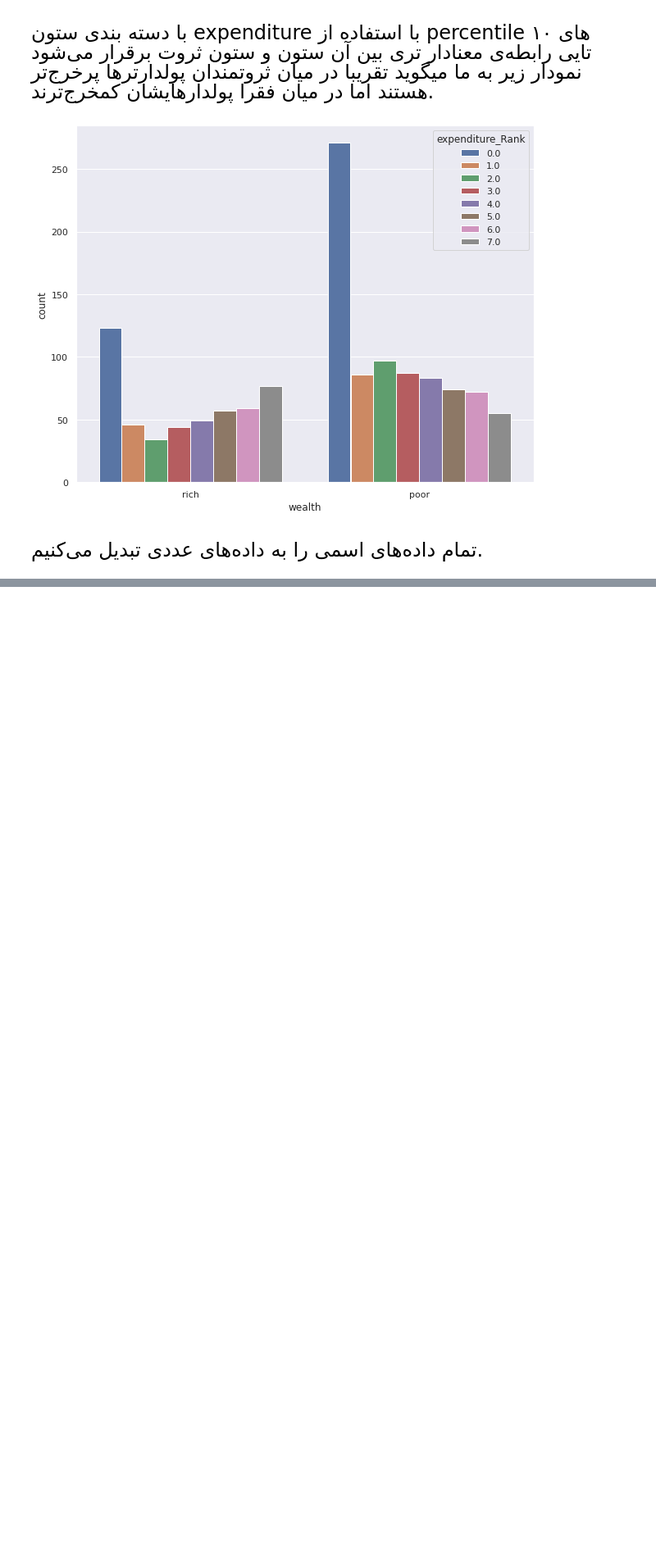
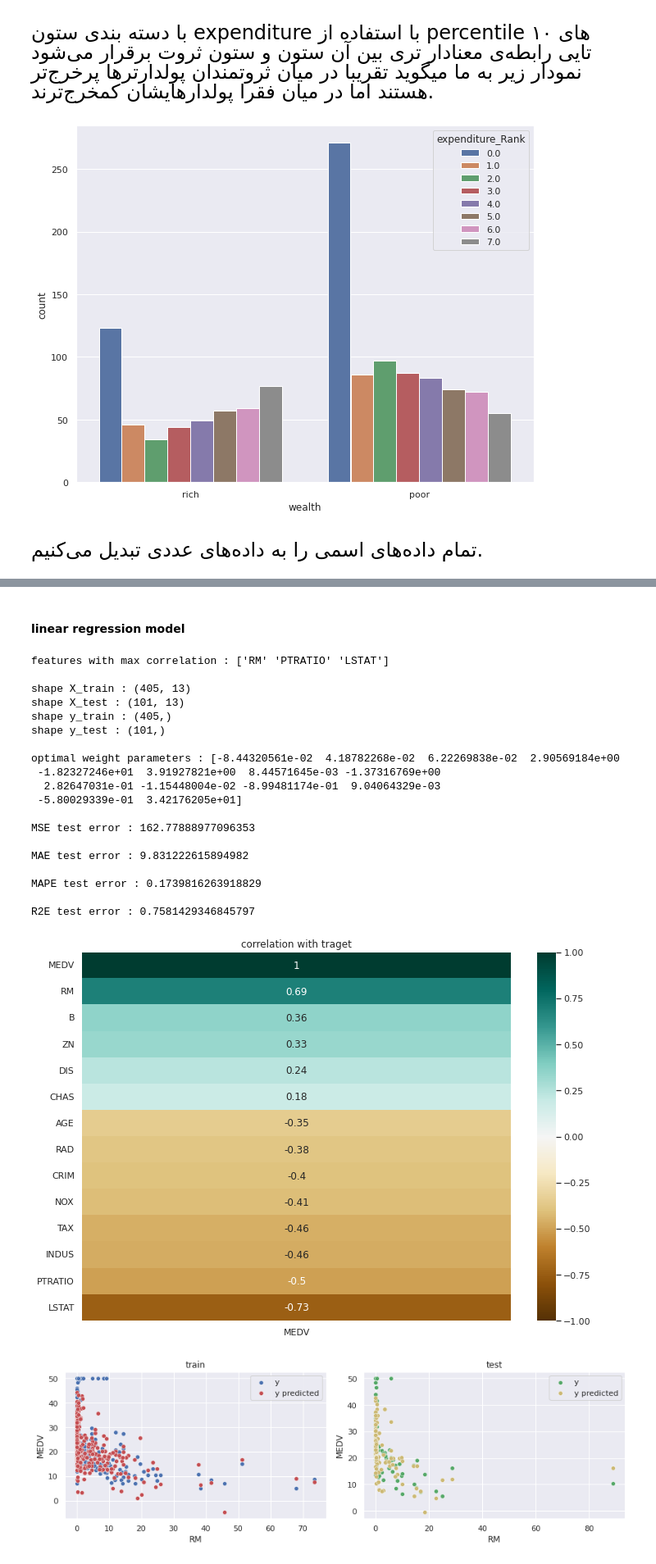
Before and after one commit to peyman886/ADS, a Jupyter notebook: HW1,2,3/EDA.ipynb, the cells around one changed output, grey strips where cells are left out. Shown at 82% size. Saved outputs shown, nothing was run; the diff lists cells and outputs as text; code cells hidden in the pictures; blank space fills up the shorter version.

```diff
--- a/HW1,2,3/EDA.ipynb
+++ b/HW1,2,3/EDA.ipynb
@@ -632,0 +551,18 @@ def hamechi(X_train_df, X_test_df, measure_corrliation=0.5):
+# %%
+#return mean squared error
+def MSE(y, y_pred):
+    return np.mean((y-y_pred)**2)
+
+# return mean absolute error
+def MAE(y, y_pred):
+  return np.mean(np.abs(y - y_pred))
+
+#return mean absolute percentage error
+from sklearn.metrics import mean_absolute_percentage_error
+def MAPE(y, y_pred):
+  return mean_absolute_percentage_error(y,y_pred)
+
+#return  R2 Error
+from sklearn.metrics import r2_score
+def R2E(y, y_pred):
+  return r2_score(y,y_pred)
@@ -632,0 +661,26 @@ def hamechi(X_train_df, X_test_df, measure_corrliation=0.5):
+# %% [markdown]
+#### linear regression model
+# %%
+hamechi(X_train_df=X_train_df, X_test_df=X_test_df)
+# %% [output]
+features with max correlation : ['RM' 'PTRATIO' 'LSTAT']
+
+shape X_train : (405, 13)
+shape X_test : (101, 13)
+shape y_train : (405,)
+shape y_test : (101,)
+
+optimal weight parameters : [-8.44320561e-02  4.18782268e-02  6.22269838e-02  2.90569184e+00
+ -1.82327246e+01  3.91927821e+00  8.44571645e-03 -1.37316769e+00
+  2.82647031e-01 -1.15448004e-02 -8.99481174e-01  9.04064329e-03
+ -5.80029339e-01  3.42176205e+01]
+
+MSE test error : 162.77888977096353
+
+MAE test error : 9.831222615894982
+
+MAPE test error : 0.1739816263918829
+
+R2E test error : 0.7581429346845797
+[figure, added]
+[figure, added]
```
Also changed, not shown: parts of 15 cells of this notebook.
